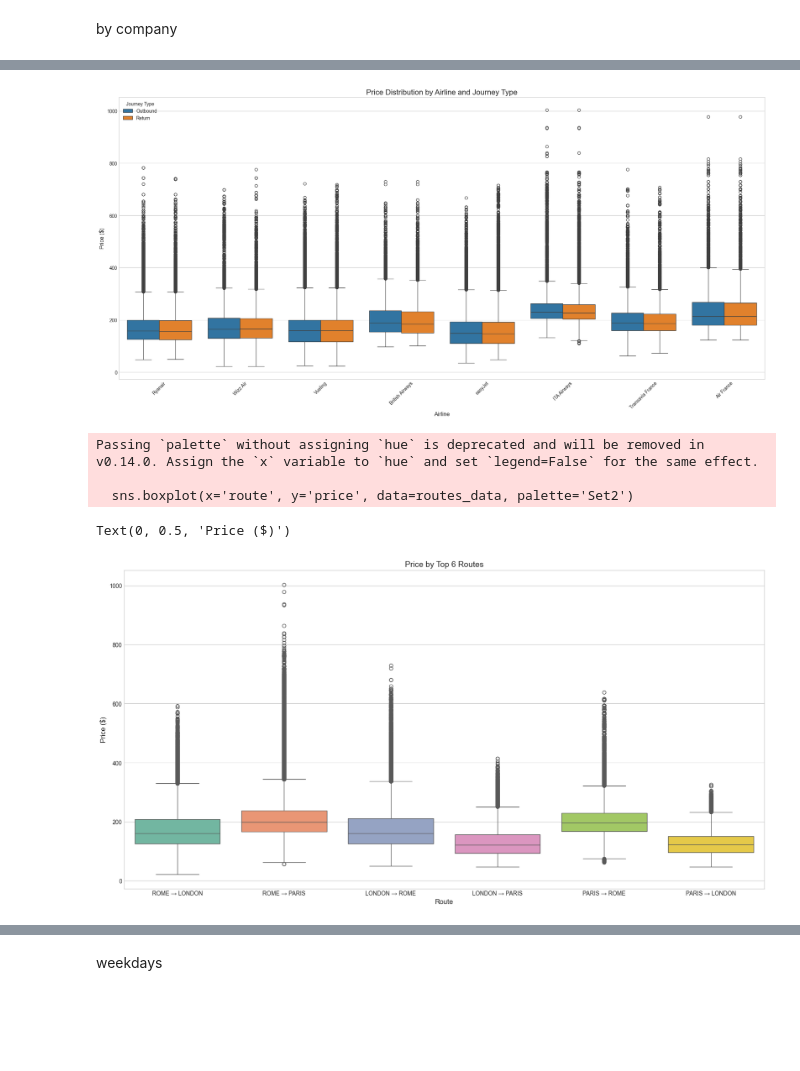
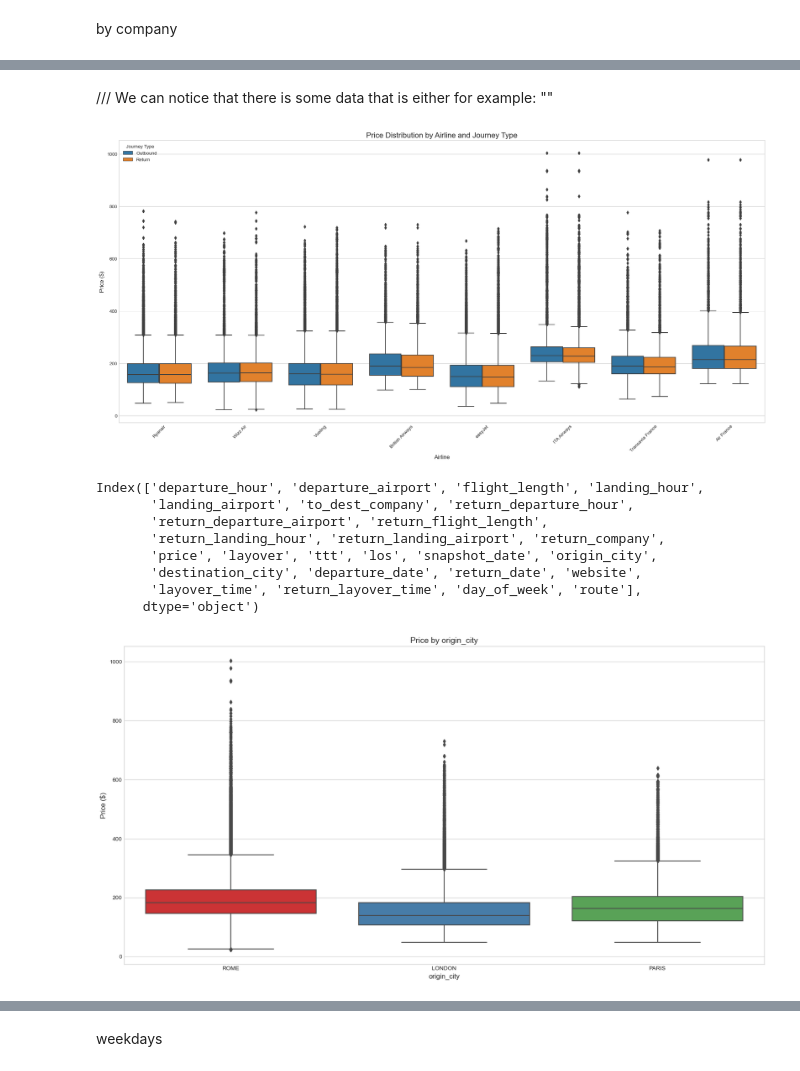
Before and after one commit to Shlezman/DS-Scarping, a Jupyter notebook: project.ipynb, the cells around one changed output, grey strips where cells are left out. Drawn from its saved outputs; the diff is of its cells as text; code cells hidden in the pictures; blank space fills up the shorter version.

```diff
--- a/project.ipynb
+++ b/project.ipynb
@@ -279,3 +279,24 @@ Name: count, dtype: int64
+# %% [markdown]
+/// We can notice that there is some data that is either for example: ""
+# %%
+company_mapping = {
+    'Wizz Air Malta': 'Wizz Air',
+    'Wizz Air UK': 'Wizz Air',
+    'Ryanair UK': 'Ryanair',
+    'Multiple airlines': 'Other',
+    'Scandinavian Airlines': 'SAS',
+    'KM Malta Airlines': 'Other',
+    'Aeroitalia': 'Other',
+    'FlixBus': 'Other',
+    'BlaBlaBus': 'Other',
+    'Union Ivkoni': 'Other',
+    'Brussels Airlines': 'Other',
+    'SWISS': 'Other',
+    'Volotea': 'Other'
+}
+
+data['to_dest_company'] = data['to_dest_company'].replace(company_mapping)
+data['return_company'] = data['return_company'].replace(company_mapping)
 # %%
 plt.figure(figsize=(20, 10))
 
@@ -314,19 +335,29 @@ plt.legend(title='Journey Type')
 plt.tight_layout()
 plt.show()
 # %% [output]
-[figure, old version]
+[figure, new version]
+# %%
+data.columns
+# %% [output]
+Index(['departure_hour', 'departure_airport', 'flight_length', 'landing_hour',
+       'landing_airport', 'to_dest_company', 'return_departure_hour',
+       'return_departure_airport', 'return_flight_length',
+       'return_landing_hour', 'return_landing_airport', 'return_company',
+       'price', 'layover', 'ttt', 'los', 'snapshot_date', 'origin_city',
+       'destination_city', 'departure_date', 'return_date', 'website',
+       'layover_time', 'return_layover_time', 'day_of_week', 'route'],
+      dtype='object')
 # %%
-plt.figure(figsize=(20, 10))
-top_routes = data['route'].value_counts().nlargest(6).index.tolist()
-routes_data = data[data['route'].isin(top_routes)]
+def price_per_feature(column: str):
+    plt.figure(figsize=(20, 10))
+    top_routes = data[column].value_counts().index.tolist()
+    cities_data = data[data[column].isin(top_routes)]
 
-sns.boxplot(x='route', y='price', data=routes_data, palette='Set2')
-plt.title('Price by Top 6 Routes', fontsize=14)
-plt.xlabel('Route', fontsize=12)
-plt.ylabel('Price ($)', fontsize=12)
+    sns.boxplot(x= column, y='price', data=cities_data, palette='Set1')
+    plt.title(f'Price by {column}', fontsize=14)
+    plt.xlabel(column, fontsize=12)
+    plt.ylabel('Price ($)', fontsize=12)
-# %% [output]
-Passing `palette` without assigning `hue` is deprecated and will be removed in v0.14.0. Assign the `x` variable to `hue` and set `legend=False` for the same effect.
-
-  sns.boxplot(x='route', y='price', data=routes_data, palette='Set2')
-Text(0, 0.5, 'Price ($)')
-[figure, removed]
+# %%
+price_per_feature('origin_city')
+# %% [output]
+[figure, added]
```
Also changed, not shown: parts of 26 cells of this notebook.
